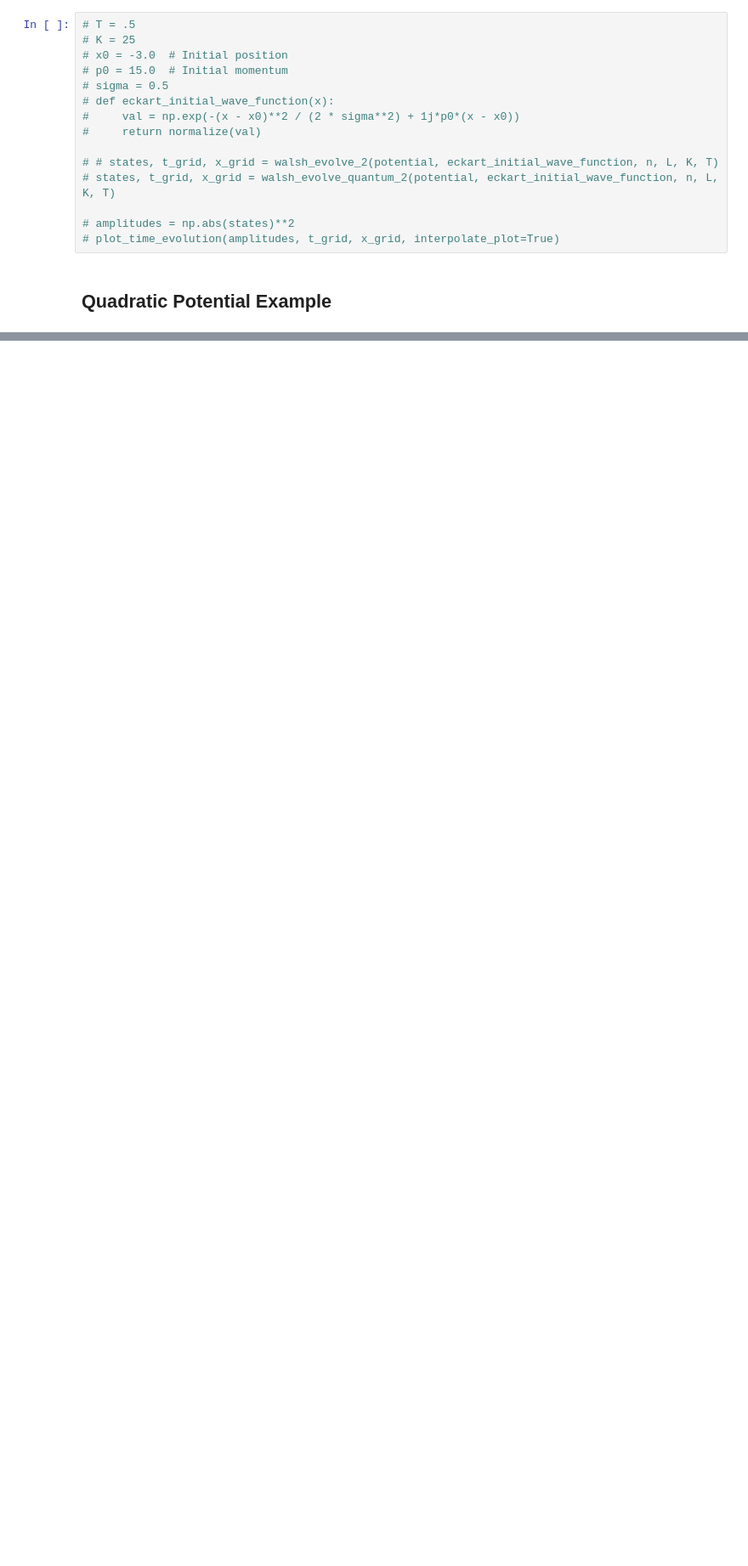
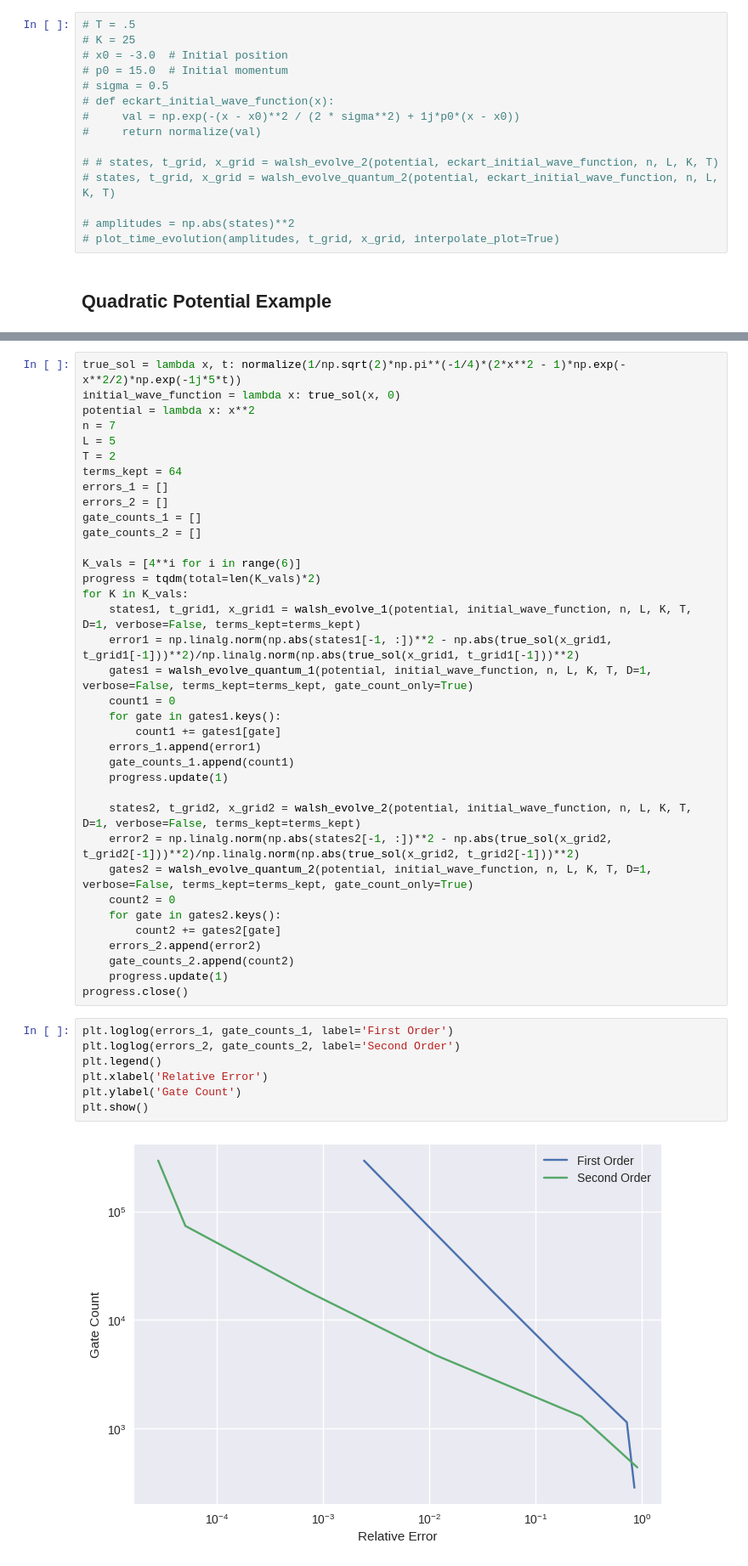
Before and after one commit to samco7/digital-quantum-simulation, a Jupyter notebook: welch/walsh_quantum_runs.ipynb, the cells around one changed output, grey strips where cells are left out. Shown at 85% size. Cells and saved outputs as stored; diff of their text form; blank space fills up the shorter version.

```diff
--- a/welch/walsh_quantum_runs.ipynb
+++ b/welch/walsh_quantum_runs.ipynb
@@ -88,0 +172,45 @@ plt.show()
+# %%
+true_sol = lambda x, t: normalize(1/np.sqrt(2)*np.pi**(-1/4)*(2*x**2 - 1)*np.exp(-x**2/2)*np.exp(-1j*5*t))
+initial_wave_function = lambda x: true_sol(x, 0)
+potential = lambda x: x**2
+n = 7
+L = 5
+T = 2
+terms_kept = 64
+errors_1 = []
+errors_2 = []
+gate_counts_1 = []
+gate_counts_2 = []
+
+K_vals = [4**i for i in range(6)]
+progress = tqdm(total=len(K_vals)*2)
+for K in K_vals:
+    states1, t_grid1, x_grid1 = walsh_evolve_1(potential, initial_wave_function, n, L, K, T, D=1, verbose=False, terms_kept=terms_kept)
+    error1 = np.linalg.norm(np.abs(states1[-1, :])**2 - np.abs(true_sol(x_grid1, t_grid1[-1]))**2)/np.linalg.norm(np.abs(true_sol(x_grid1, t_grid1[-1]))**2)
+    gates1 = walsh_evolve_quantum_1(potential, initial_wave_function, n, L, K, T, D=1, verbose=False, terms_kept=terms_kept, gate_count_only=True)
+    count1 = 0
+    for gate in gates1.keys():
+        count1 += gates1[gate]
+    errors_1.append(error1)
+    gate_counts_1.append(count1)
+    progress.update(1)
+
+    states2, t_grid2, x_grid2 = walsh_evolve_2(potential, initial_wave_function, n, L, K, T, D=1, verbose=False, terms_kept=terms_kept)
+    error2 = np.linalg.norm(np.abs(states2[-1, :])**2 - np.abs(true_sol(x_grid2, t_grid2[-1]))**2)/np.linalg.norm(np.abs(true_sol(x_grid2, t_grid2[-1]))**2)
+    gates2 = walsh_evolve_quantum_2(potential, initial_wave_function, n, L, K, T, D=1, verbose=False, terms_kept=terms_kept, gate_count_only=True)
+    count2 = 0
+    for gate in gates2.keys():
+        count2 += gates2[gate]
+    errors_2.append(error2)
+    gate_counts_2.append(count2)
+    progress.update(1)
+progress.close()
+# %%
+plt.loglog(errors_1, gate_counts_1, label='First Order')
+plt.loglog(errors_2, gate_counts_2, label='Second Order')
+plt.legend()
+plt.xlabel('Relative Error')
+plt.ylabel('Gate Count')
+plt.show()
+# %% [output]
+[figure, added]
```
Also changed, not shown: parts of 8 cells of this notebook, 1 other file.
